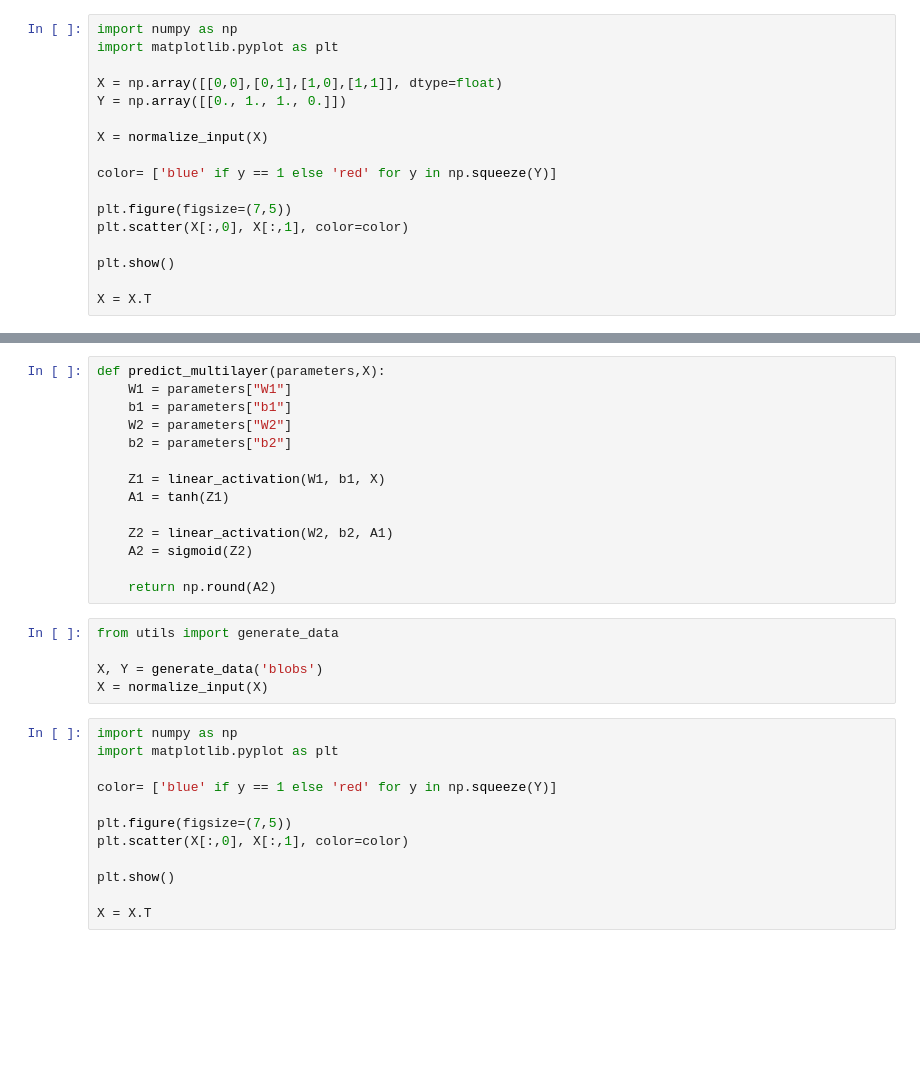
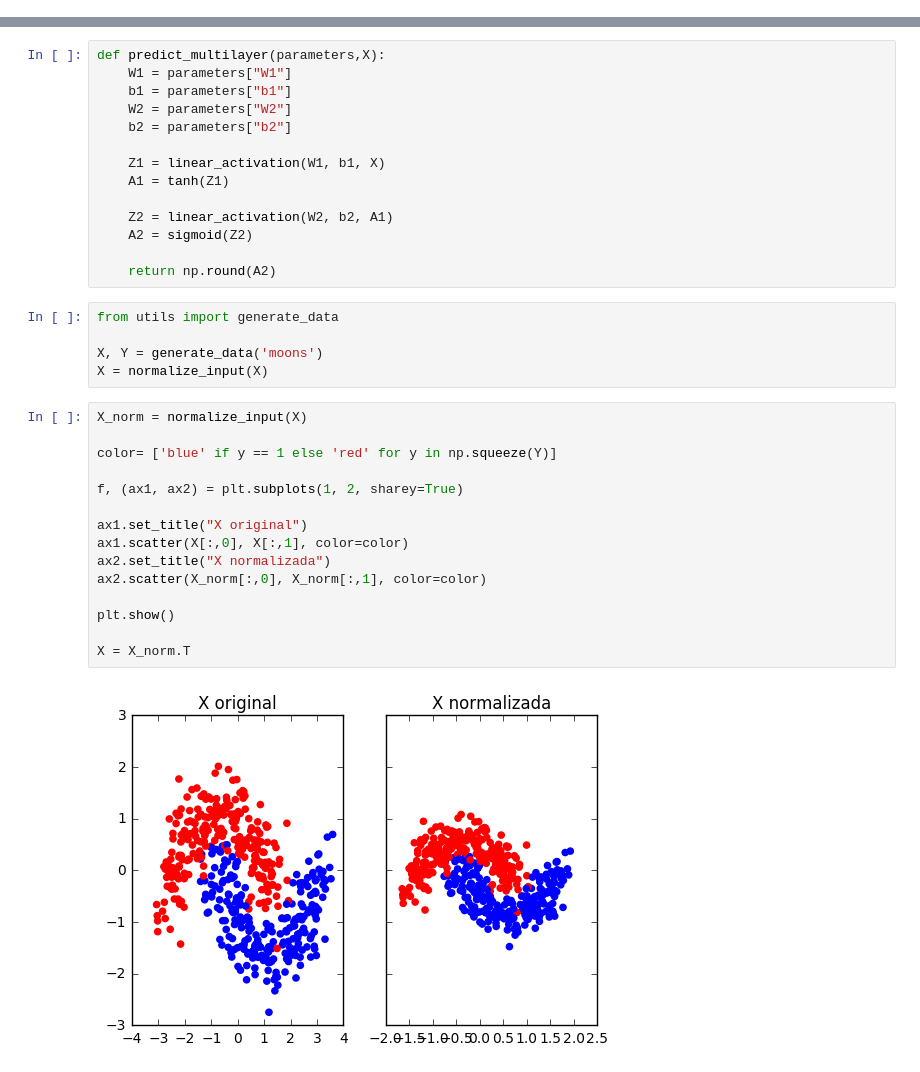
Before and after one commit to psatencio/IA_ITM, a Jupyter notebook: Presentaciones/4. Machine Learning/Modulo 4_3_3_conceptos_practicos.ipynb, the cells around one changed output, grey strips where cells are left out. Drawn from its saved outputs; the diff is of its cells as text; blank space fills up the shorter version.

```diff
--- a/Presentaciones/4. Machine Learning/Modulo 4_3_3_conceptos_practicos.ipynb
+++ b/Presentaciones/4. Machine Learning/Modulo 4_3_3_conceptos_practicos.ipynb
@@ -90,17 +60,0 @@ def normalize_input(X):
-# %%
-import numpy as np
-import matplotlib.pyplot as plt
-
-X = np.array([[0,0],[0,1],[1,0],[1,1]], dtype=float)
-Y = np.array([[0., 1., 1., 0.]])
-
-X = normalize_input(X)
-
-color= ['blue' if y == 1 else 'red' for y in np.squeeze(Y)]
-
-plt.figure(figsize=(7,5))
-plt.scatter(X[:,0], X[:,1], color=color)
-
-plt.show()
-
-X = X.T
@@ -256,20 +297,25 @@ def predict_multilayer(parameters,X):
 # %%
 from utils import generate_data
 
-X, Y = generate_data('blobs')
+X, Y = generate_data('moons')
 X = normalize_input(X)
 # %%
-import numpy as np
-import matplotlib.pyplot as plt
+X_norm = normalize_input(X)
 
 color= ['blue' if y == 1 else 'red' for y in np.squeeze(Y)]
 
-plt.figure(figsize=(7,5))
-plt.scatter(X[:,0], X[:,1], color=color)
+f, (ax1, ax2) = plt.subplots(1, 2, sharey=True)
+
+ax1.set_title("X original")
+ax1.scatter(X[:,0], X[:,1], color=color)
+ax2.set_title("X normalizada")
+ax2.scatter(X_norm[:,0], X_norm[:,1], color=color)
 
 plt.show()
 
-X = X.T
+X = X_norm.T
+# %% [output]
+[figure, added]
 # %%
 '''
 Metaparameters initialization
```
Also changed, not shown: parts of 24 cells of this notebook.
